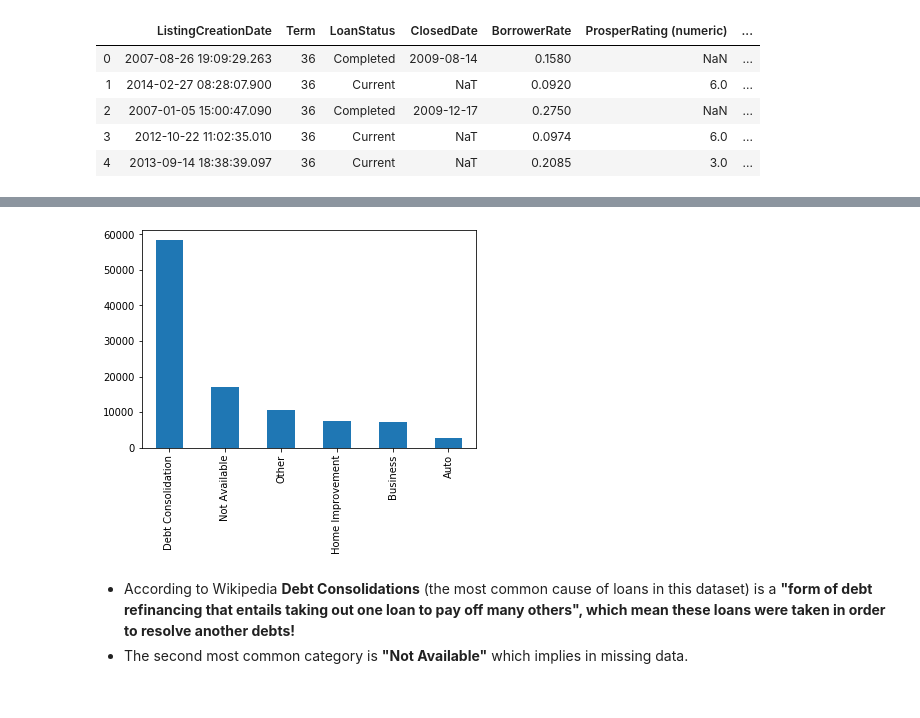
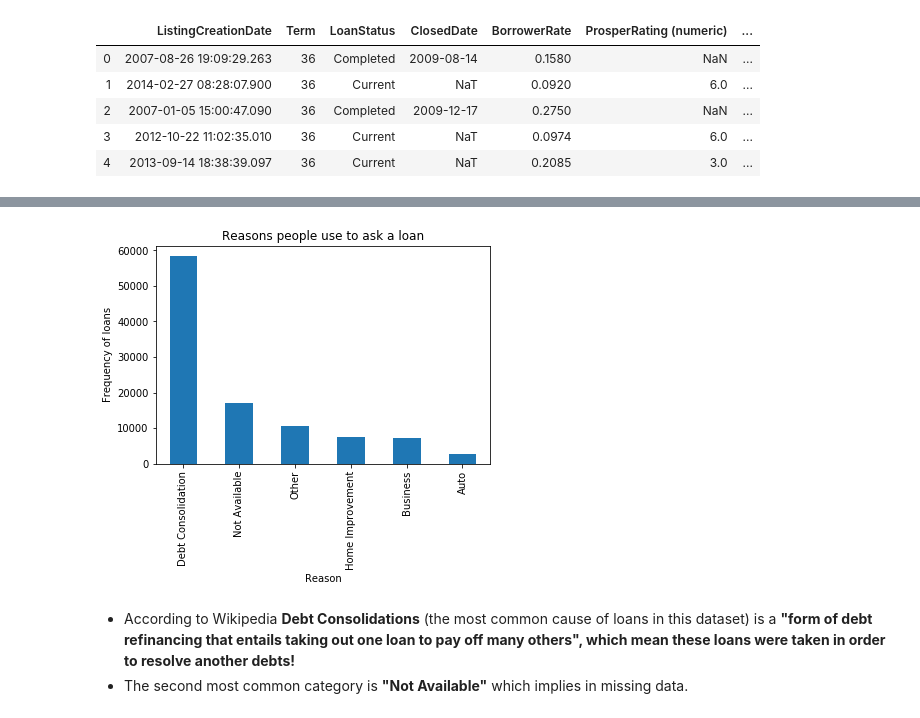
Before and after one commit to daniel-guarino/project05-communicate-data-findings, a Jupyter notebook: exploration_template.ipynb, the cells around one changed output, grey strips where cells are left out. Drawn from its saved outputs; the diff is of its cells as text; code cells hidden in the pictures.

```diff
--- a/exploration_template.ipynb
+++ b/exploration_template.ipynb
@@ -509,8 +565,11 @@ df_loan['ListingCategory'].value_counts().plot(kind='bar');
 # %%
 # now plot the six most common categories:
 df_loan['ListingCategory'].value_counts()[0:6].plot(kind='bar');
+plt.title('Reasons people use to ask a loan')
+plt.xlabel('Reason')
+plt.ylabel('Frequency of loans');
 # %% [output]
-[figure, old version]
+[figure, new version]
 # %% [markdown]
 - According to Wikipedia **Debt Consolidations** (the most common cause of loans in this dataset) is a **"form of debt refinancing that entails taking out one loan to pay off many others", which mean these loans were taken in order to resolve another debts!**
 - The second most common category is **"Not Available"** which implies in missing data.
```
Also changed, not shown: parts of 92 cells of this notebook, 3 other files.
